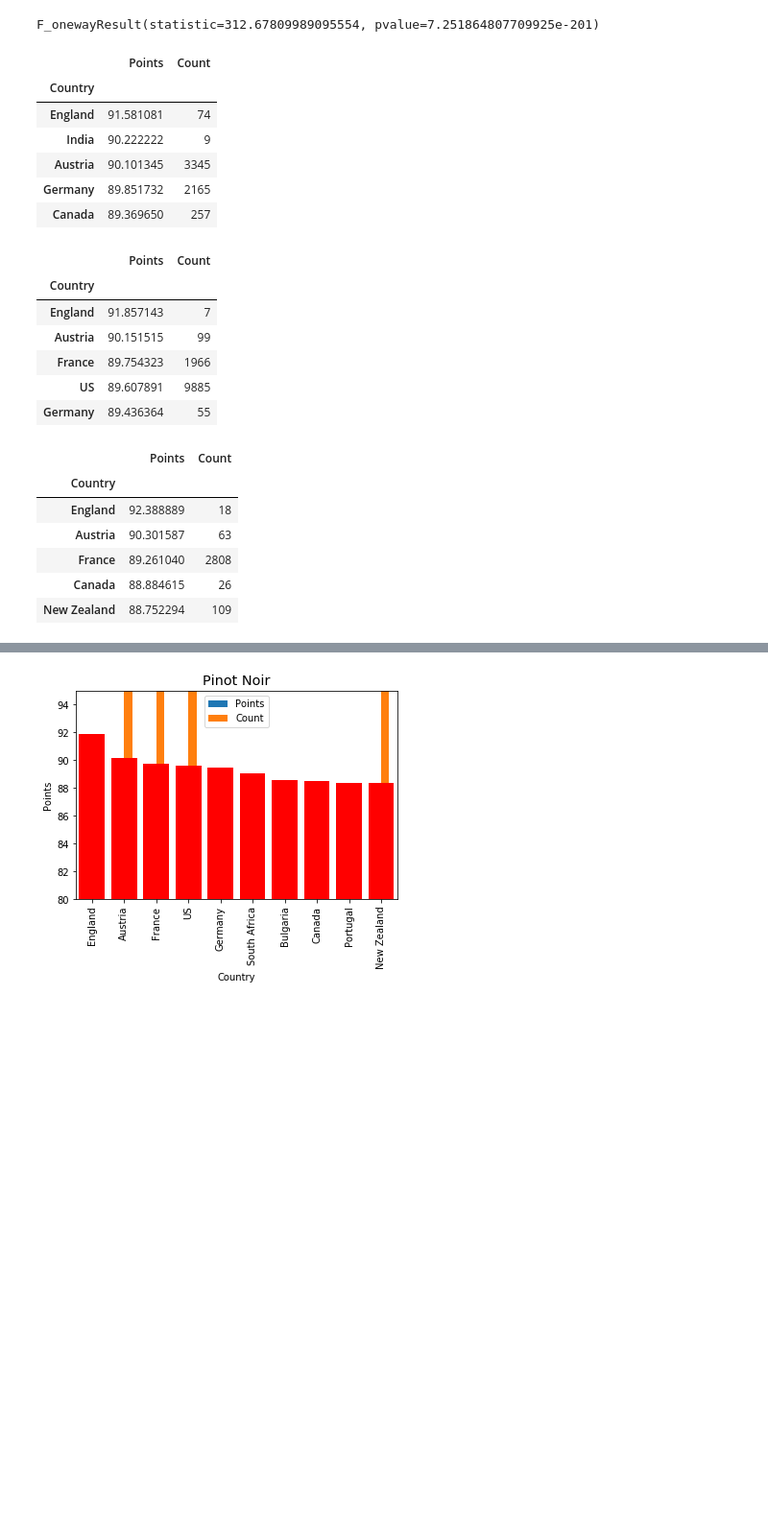
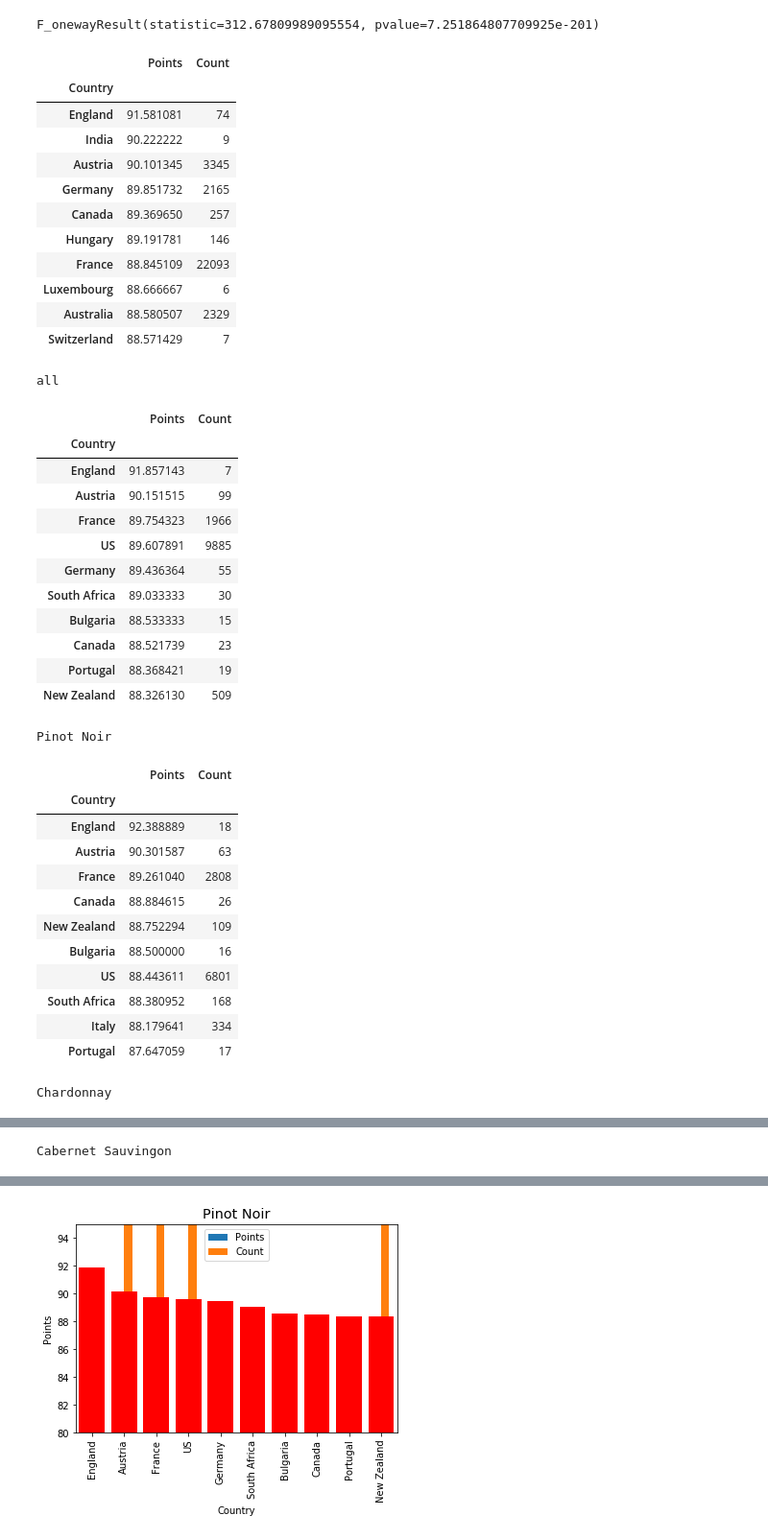
Before and after one commit to SpencerHitchcock/data-project-one, a Jupyter notebook: data_explore2.ipynb, the cells around one changed output, grey strips where cells are left out. Shown at 96% size. Saved outputs shown, nothing was run; the diff lists cells and outputs as text; code cells hidden in the pictures; blank space fills up the shorter version.

```diff
--- a/data_explore2.ipynb
+++ b/data_explore2.ipynb
@@ -77,38 +77,49 @@ ordered_char.head(10)
 hold_cab = cabernet
 hold_cab = hold_cab.rename(index=str, columns={'Points': 'Count'})
 hold_cab = hold_cab.loc[:, ["Country", "Count"]]
 hold_cab = hold_cab.groupby(['Country']).count()
 reduced_cab = cabernet.loc[:, ["Country", "Points"]]
 ordered_cab = reduced_cab.groupby(['Country']).mean()
 ordered_cab = ordered_cab.merge(hold_cab, on='Country')
 ordered_cab = ordered_cab.loc[(ordered_cab['Count'] > 5)]
 ordered_cab =  ordered_cab.sort_values(by=['Points'], ascending=False)
 ordered_cab.head(10)
 
 hold_red = red_blend
 hold_red = hold_red.rename(index=str, columns={'Points': 'Count'})
 hold_red = hold_red.loc[:, ["Country", "Count"]]
 hold_red = hold_red.groupby(['Country']).count()
 reduced_red = red_blend.loc[:, ["Country", "Points"]]
 ordered_red = reduced_red.groupby(['Country']).mean()
 ordered_red = ordered_red.merge(hold_red, on='Country')
 ordered_red = ordered_red.loc[(ordered_red['Count'] > 5)]
 ordered_red =  ordered_red.sort_values(by=['Points'], ascending=False)
 ordered_red.head(10)
 
-display(ordered_all.head())
-display(ordered_p.head())
-display(ordered_char.head())
-display(ordered_cab.head())
-display(ordered_red.head(15))
+display(ordered_all.head(10))
+print("all")
+display(ordered_p.head(10))
+print("Pinot Noir")
+display(ordered_char.head(10))
+print("Chardonnay")
+display(ordered_cab.head(10))
+print("Cabernet Sauvingon")
+display(ordered_red.head(10))
+print("Red Blend")
 # %% [output]
 |  | Points | Count |
 | Country |  |  |
 | England | 91.581081 | 74 |
 | India | 90.222222 | 9 |
 | Austria | 90.101345 | 3345 |
 | Germany | 89.851732 | 2165 |
 | Canada | 89.369650 | 257 |
+| Hungary | 89.191781 | 146 |
+| France | 88.845109 | 22093 |
+| Luxembourg | 88.666667 | 6 |
+| Australia | 88.580507 | 2329 |
+| Switzerland | 88.571429 | 7 |
+all
 |  | Points | Count |
 | Country |  |  |
 | England | 91.857143 | 7 |
@@ -116,6 +127,12 @@ display(ordered_red.head(15))
 | France | 89.754323 | 1966 |
 | US | 89.607891 | 9885 |
 | Germany | 89.436364 | 55 |
+| South Africa | 89.033333 | 30 |
+| Bulgaria | 88.533333 | 15 |
+| Canada | 88.521739 | 23 |
+| Portugal | 88.368421 | 19 |
+| New Zealand | 88.326130 | 509 |
+Pinot Noir
 |  | Points | Count |
 | Country |  |  |
 | England | 92.388889 | 18 |
@@ -123,6 +140,12 @@ display(ordered_red.head(15))
 | France | 89.261040 | 2808 |
 | Canada | 88.884615 | 26 |
 | New Zealand | 88.752294 | 109 |
+| Bulgaria | 88.500000 | 16 |
+| US | 88.443611 | 6801 |
+| South Africa | 88.380952 | 168 |
+| Italy | 88.179641 | 334 |
+| Portugal | 87.647059 | 17 |
+Chardonnay
 |  | Points | Count |
 | Country |  |  |
 | Canada | 90.000000 | 7 |
@@ -133,3 +161,4 @@ display(ordered_red.head(15))
+Cabernet Sauvingon
 |  | Points | Count |
 | Country |  |  |
 | Austria | 89.913043 | 92 |
```
Also changed, not shown: parts of 1 cell of this notebook, 1 other file.
